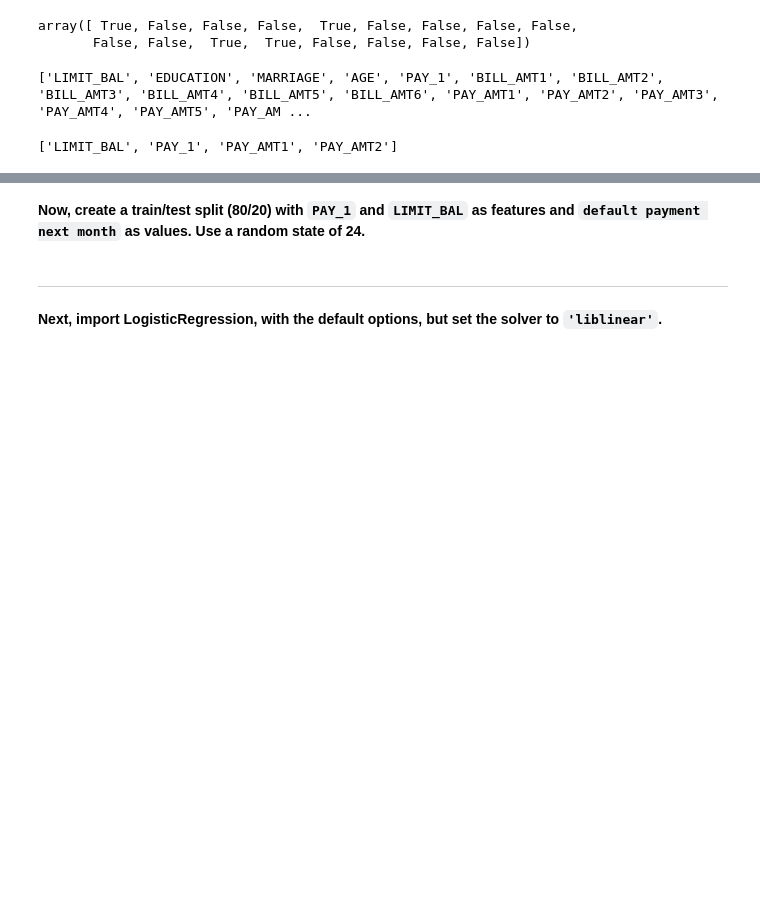
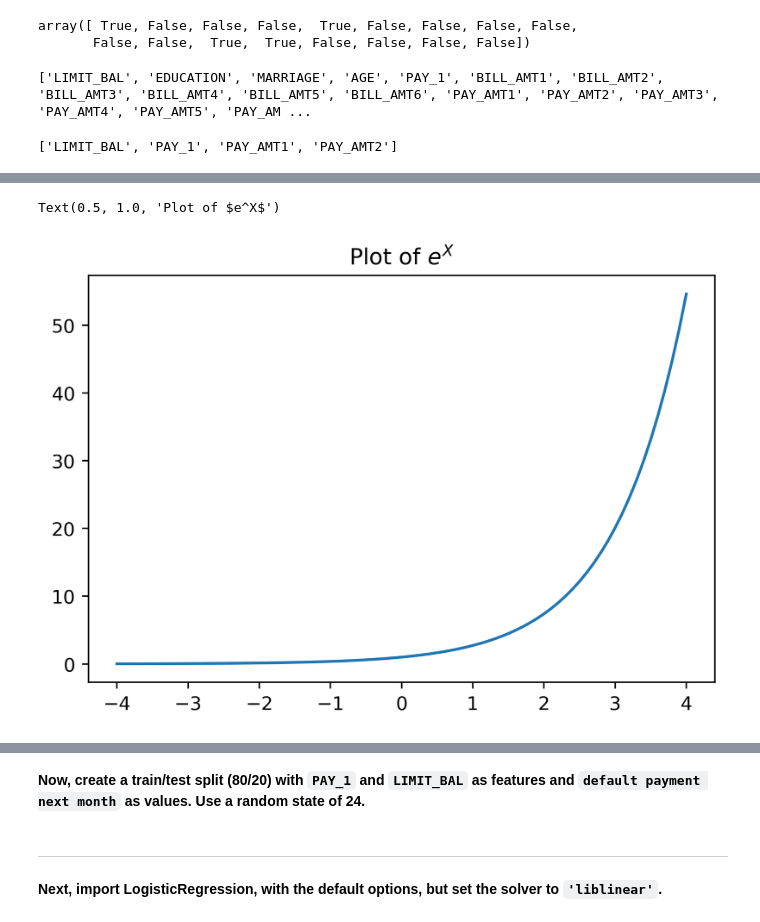
Before and after one commit to anmolpant/Technocolabs-ML-Internship, a Jupyter notebook: Mini Tasks/Mini Task 2/Fitting_a_Logistic_Regression_Model/Fitting_a_Logistic_Regression_Model.ipynb, the cells around one changed output, grey strips where cells are left out. Saved outputs shown, nothing was run; the diff lists cells and outputs as text; code cells hidden in the pictures; blank space fills up the shorter version.

```diff
--- a/Mini Tasks/Mini Task 2/Fitting_a_Logistic_Regression_Model/Fitting_a_Logistic_Regression_Model.ipynb
+++ b/Mini Tasks/Mini Task 2/Fitting_a_Logistic_Regression_Model/Fitting_a_Logistic_Regression_Model.ipynb
@@ -126,0 +207,6 @@ print(best_features)
+# %%
+plt.plot(X_exp, Y_exp)
+plt.title('Plot of $e^X$')
+# %% [output]
+Text(0.5, 1.0, 'Plot of $e^X$')
+[figure, added]
```
Also changed, not shown: parts of 16 cells of this notebook.
